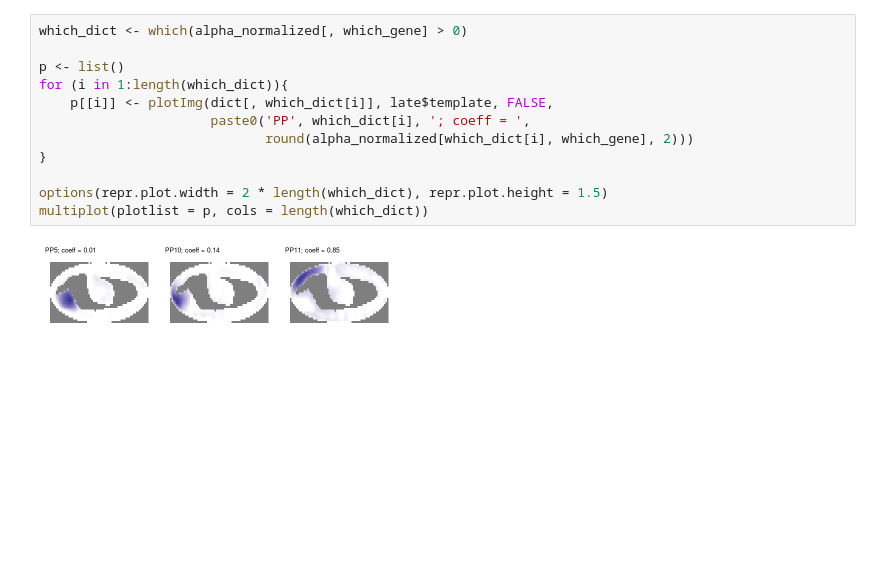
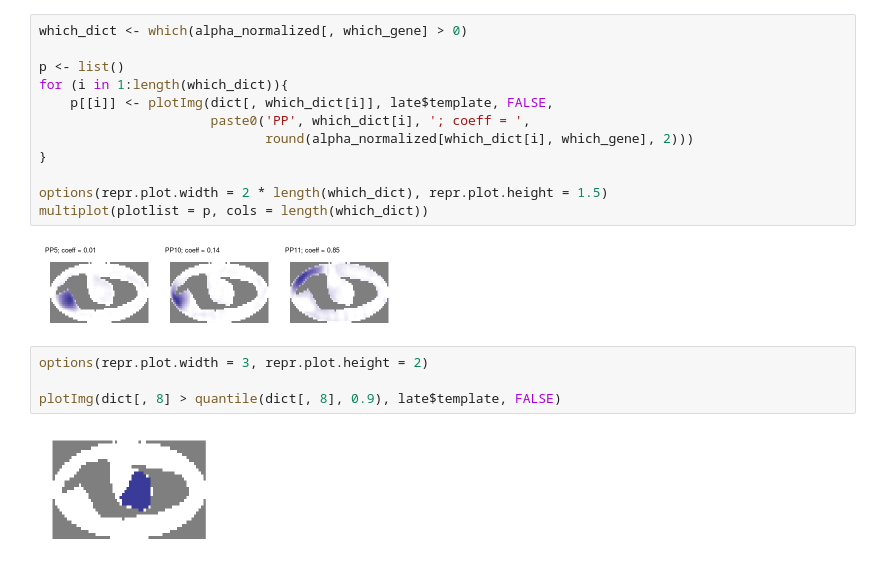
Before and after one commit to Runjing-Liu120/drosophila_late_stage_analysis, a Jupyter notebook: process_results/read_staNMF_results.ipynb, the cells around one changed output. Cells and saved outputs as stored; diff of their text form; blank space fills up the shorter version.

```diff
--- a/process_results/read_staNMF_results.ipynb
+++ b/process_results/read_staNMF_results.ipynb
@@ -290,3 +271,9 @@ options(repr.plot.width = 2 * length(which_dict), repr.plot.height = 1.5)
 multiplot(plotlist = p, cols = length(which_dict))
 # %% [output]
 [figure]
+# %%
+options(repr.plot.width = 3, repr.plot.height = 2)
+
+plotImg(dict[, 8] > quantile(dict[, 8], 0.9), late$template, FALSE)
+# %% [output]
+[figure, added]
```
Also changed, not shown: parts of 8 cells of this notebook, 4 other files.
